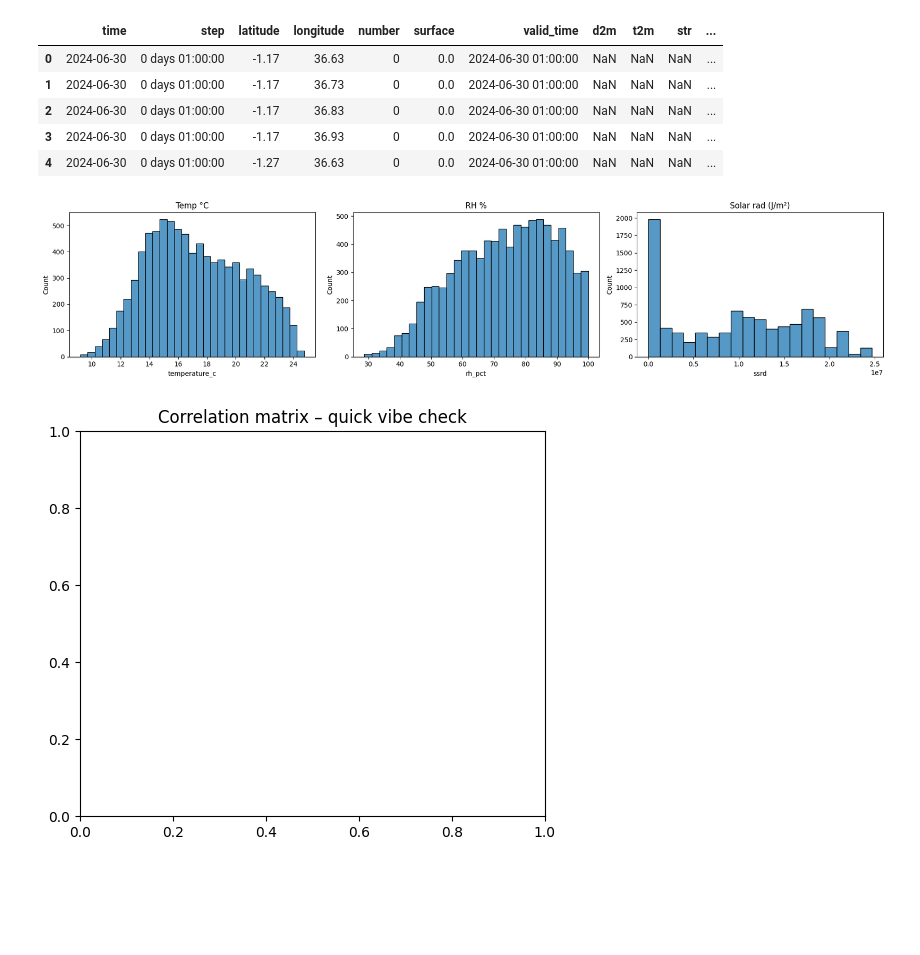
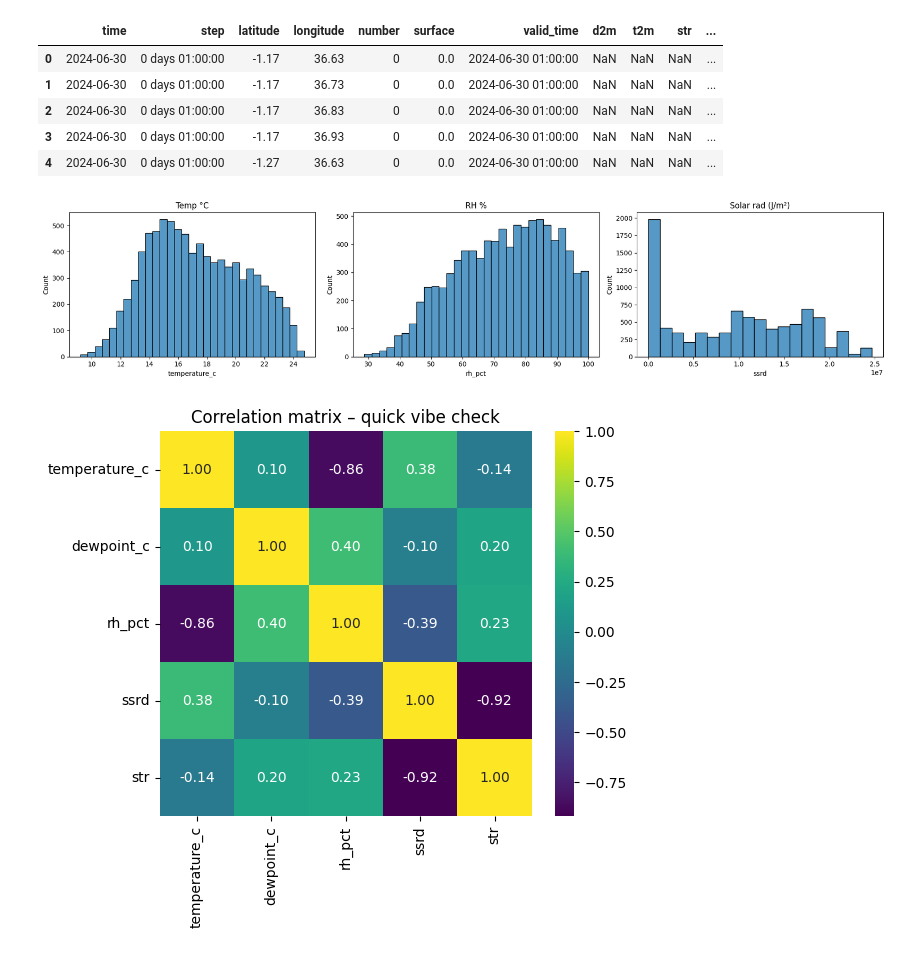
Before and after one commit to fmhirwa/ALU-skin-resilience-capstone, a Jupyter notebook: data_prep.ipynb, the cells around one changed output. Cells and saved outputs as stored; diff of their text form; code cells hidden in the pictures; blank space fills up the shorter version.

Commit message:
Data Prep + Visualization + Architecture

```diff
--- a/data_prep.ipynb
+++ b/data_prep.ipynb
@@ -184,33 +189,36 @@ CSV saved to: /content/era5_extracted.csv
 # %%
 # ========= 2) Data engineering + visual sanity checks =========
 
 import matplotlib.pyplot as plt, seaborn as sns, numpy as np, pandas as pd
 
 df = pd.read_csv('/content/era5_extracted.csv')
 
-# Tidying up the columns I care about (t2m, d2m, ssrd, strd) and converting units.
+# Convert K → °C for t2m and d2m
 df['temperature_c'] = df['t2m'] - 273.15
 df['dewpoint_c']    = df['d2m'] - 273.15
-# Simple relative-humidity approximation from T & Td – good enough for EDA.
+
+# Compute relative humidity approximation
 alpha_d = (17.625 * df['dewpoint_c']) / (243.04 + df['dewpoint_c'])
 alpha_t = (17.625 * df['temperature_c']) / (243.04 + df['temperature_c'])
 df['rh_pct'] = 100 * (np.exp(alpha_d) / np.exp(alpha_t))
 
 # --- Distributions (histograms) ---
-fig, axes = plt.subplots(1, 3, figsize=(18,4))
+fig, axes = plt.subplots(1, 3, figsize=(18, 4))
 sns.histplot(df['temperature_c'], ax=axes[0]); axes[0].set_title('Temp °C')
-sns.histplot(df['rh_pct'], ax=axes[1]);        axes[1].set_title('RH %')
-sns.histplot(df['ssrd'], ax=axes[2]);          axes[2].set_title('Solar rad (J/m²)')
+sns.histplot(df['rh_pct'],        ax=axes[1]); axes[1].set_title('RH %')
+sns.histplot(df['ssrd'],          ax=axes[2]); axes[2].set_title('Solar rad (J/m²)')
 plt.tight_layout()
 plt.show()
 
 # --- Correlation heat-map (numeric cols only) ---
-numeric_cols = ['temperature_c','dewpoint_c','rh_pct','ssrd','strd']
+# Note: the net‐thermal‐radiation column is "str", not "strd"
+numeric_cols = ['temperature_c', 'dewpoint_c', 'rh_pct', 'ssrd', 'str']
 corr = df[numeric_cols].corr()
-plt.figure(figsize=(6,5))
+
+plt.figure(figsize=(6, 5))
 sns.heatmap(corr, annot=True, fmt=".2f", cmap='viridis')
 plt.title('Correlation matrix – quick vibe check')
 plt.show()
 # %% [output]
 [figure]
-[figure, old version]
+[figure, new version]
```
Also changed, not shown: parts of 15 cells of this notebook.
